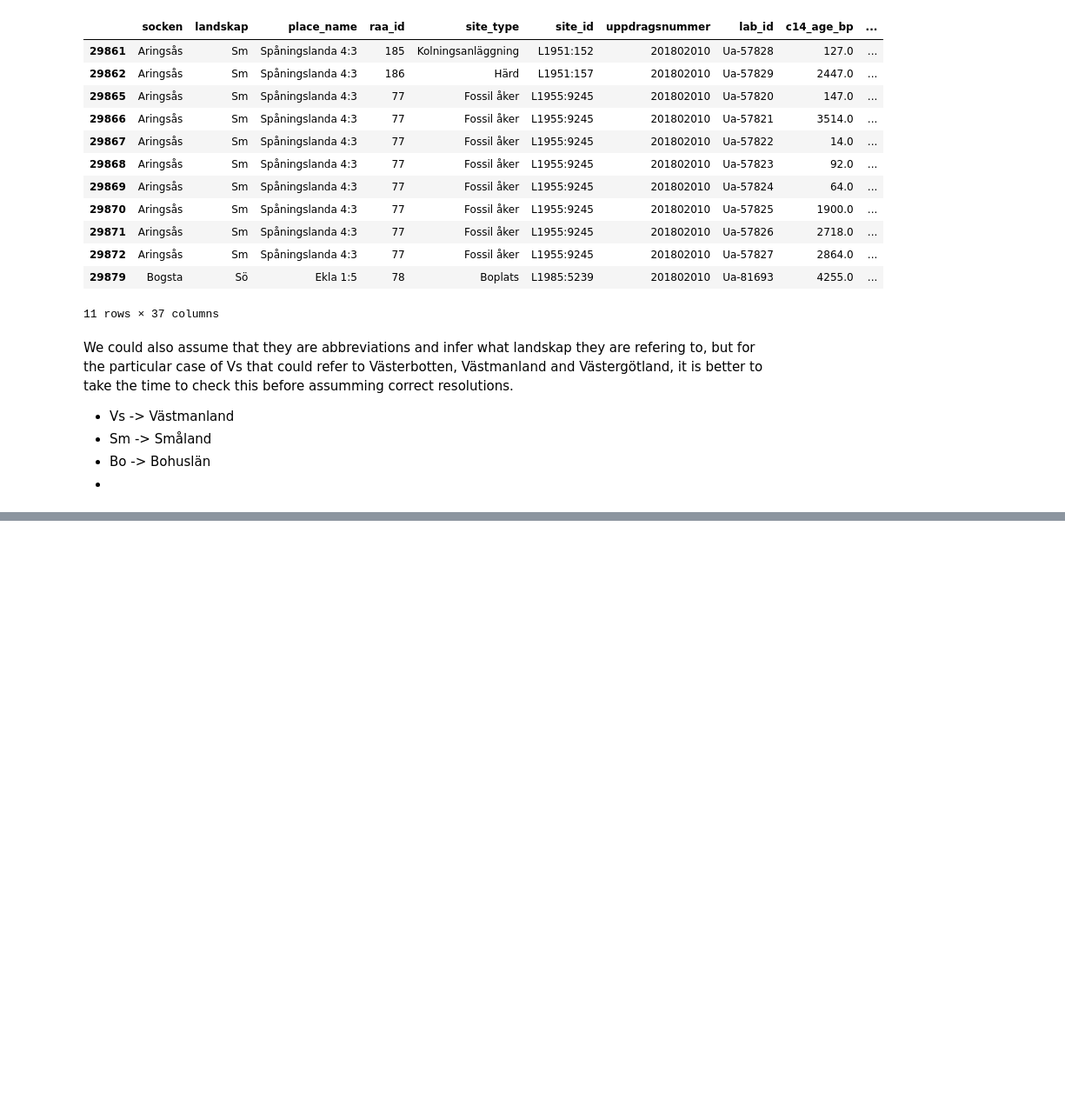
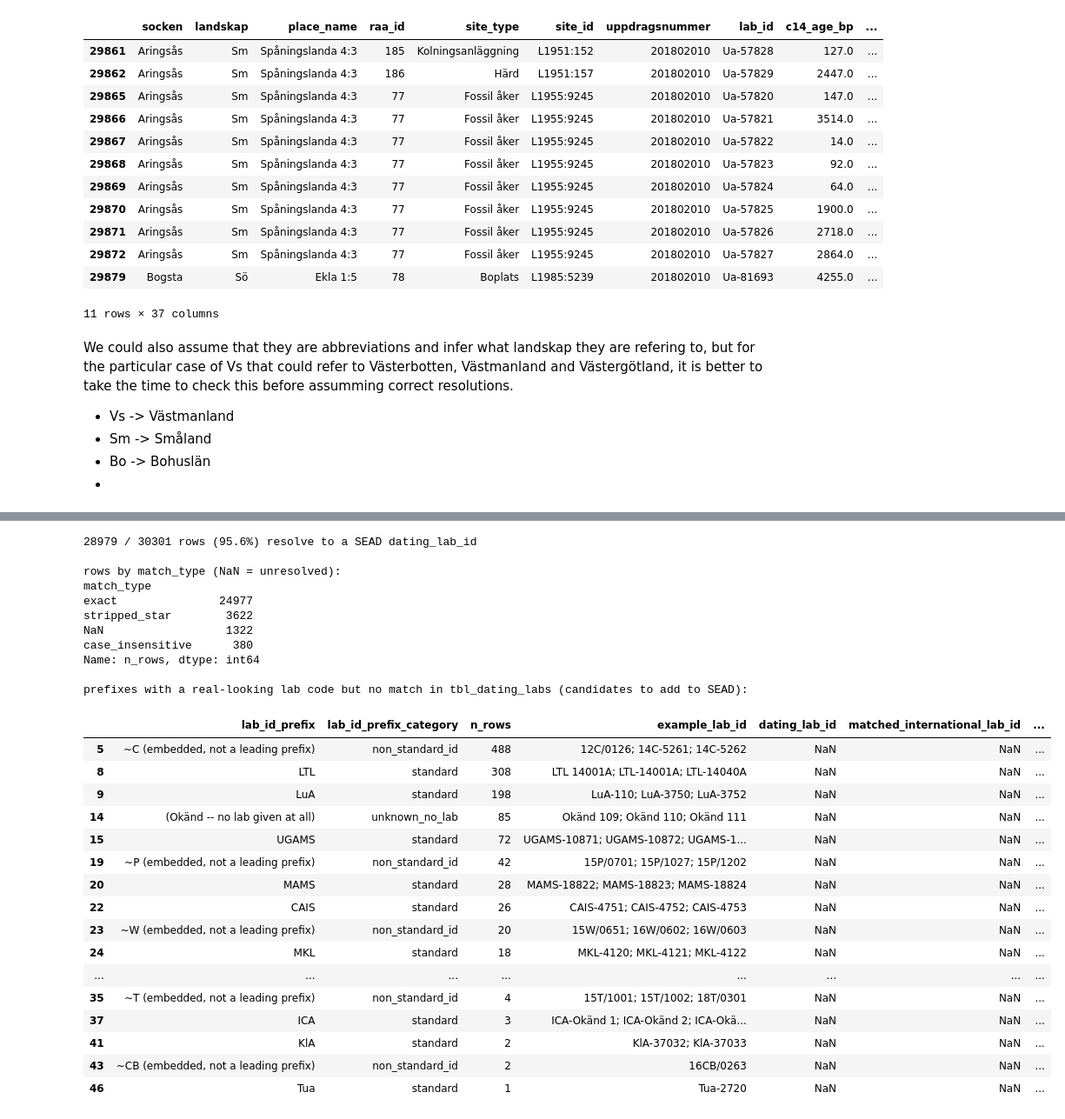
Before and after one commit to Br1CM/sead_strucke_data_cleaning, a Jupyter notebook: current/notebooks/exploration.ipynb, the cells around one changed output, grey strips where cells are left out. Shown at 87% size. Drawn from its saved outputs; the diff is of its cells as text; code cells hidden in the pictures; blank space fills up the shorter version.

```diff
--- a/current/notebooks/exploration.ipynb
+++ b/current/notebooks/exploration.ipynb
@@ -846,0 +1001,40 @@ We could also assume that they are abbreviations and infer what landskap they ar
+# %%
+matched_mask = prefix_matches["dating_lab_id"].notna()
+by_type = prefix_matches.groupby("match_type", dropna=False)["n_rows"].sum().sort_values(ascending=False)
+total_matched = prefix_matches.loc[matched_mask, "n_rows"].sum()
+print(f"{total_matched} / {len(df)} rows ({total_matched / len(df):.1%}) resolve to a SEAD dating_lab_id")
+print()
+print("rows by match_type (NaN = unresolved):")
+print(by_type)
+print()
+print("prefixes with a real-looking lab code but no match in tbl_dating_labs (candidates to add to SEAD):")
+prefix_matches[prefix_matches["lab_id_prefix"].notna() & ~matched_mask].sort_values("n_rows", ascending=False)
+# %% [output]
+28979 / 30301 rows (95.6%) resolve to a SEAD dating_lab_id
+
+rows by match_type (NaN = unresolved):
+match_type
+exact               24977
+stripped_star        3622
+NaN                  1322
+case_insensitive      380
+Name: n_rows, dtype: int64
+
+prefixes with a real-looking lab code but no match in tbl_dating_labs (candidates to add to SEAD):
+|  | lab_id_prefix | lab_id_prefix_category | n_rows | example_lab_id | dating_lab_id | matched_international_lab_id | ... |
+| 5 | ~C (embedded, not a leading prefix) | non_standard_id | 488 | 12C/0126; 14C-5261; 14C-5262 | NaN | NaN | ... |
+| 8 | LTL | standard | 308 | LTL 14001A; LTL-14001A; LTL-14040A | NaN | NaN | ... |
+| 9 | LuA | standard | 198 | LuA-110; LuA-3750; LuA-3752 | NaN | NaN | ... |
+| 14 | (Okänd -- no lab given at all) | unknown_no_lab | 85 | Okänd 109; Okänd 110; Okänd 111 | NaN | NaN | ... |
+| 15 | UGAMS | standard | 72 | UGAMS-10871; UGAMS-10872; UGAMS-1... | NaN | NaN | ... |
+| 19 | ~P (embedded, not a leading prefix) | non_standard_id | 42 | 15P/0701; 15P/1027; 15P/1202 | NaN | NaN | ... |
+| 20 | MAMS | standard | 28 | MAMS-18822; MAMS-18823; MAMS-18824 | NaN | NaN | ... |
+| 22 | CAIS | standard | 26 | CAIS-4751; CAIS-4752; CAIS-4753 | NaN | NaN | ... |
+| 23 | ~W (embedded, not a leading prefix) | non_standard_id | 20 | 15W/0651; 16W/0602; 16W/0603 | NaN | NaN | ... |
+| 24 | MKL | standard | 18 | MKL-4120; MKL-4121; MKL-4122 | NaN | NaN | ... |
+| ... | ... | ... | ... | ... | ... | ... | ... |
+| 35 | ~T (embedded, not a leading prefix) | non_standard_id | 4 | 15T/1001; 15T/1002; 18T/0301 | NaN | NaN | ... |
+| 37 | ICA | standard | 3 | ICA-Okänd 1; ICA-Okänd 2; ICA-Okä... | NaN | NaN | ... |
+| 41 | KlA | standard | 2 | KlA-37032; KlA-37033 | NaN | NaN | ... |
+| 43 | ~CB (embedded, not a leading prefix) | non_standard_id | 2 | 16CB/0263 | NaN | NaN | ... |
+| 46 | Tua | standard | 1 | Tua-2720 | NaN | NaN | ... |
```
Also changed, not shown: parts of 12 cells of this notebook.
